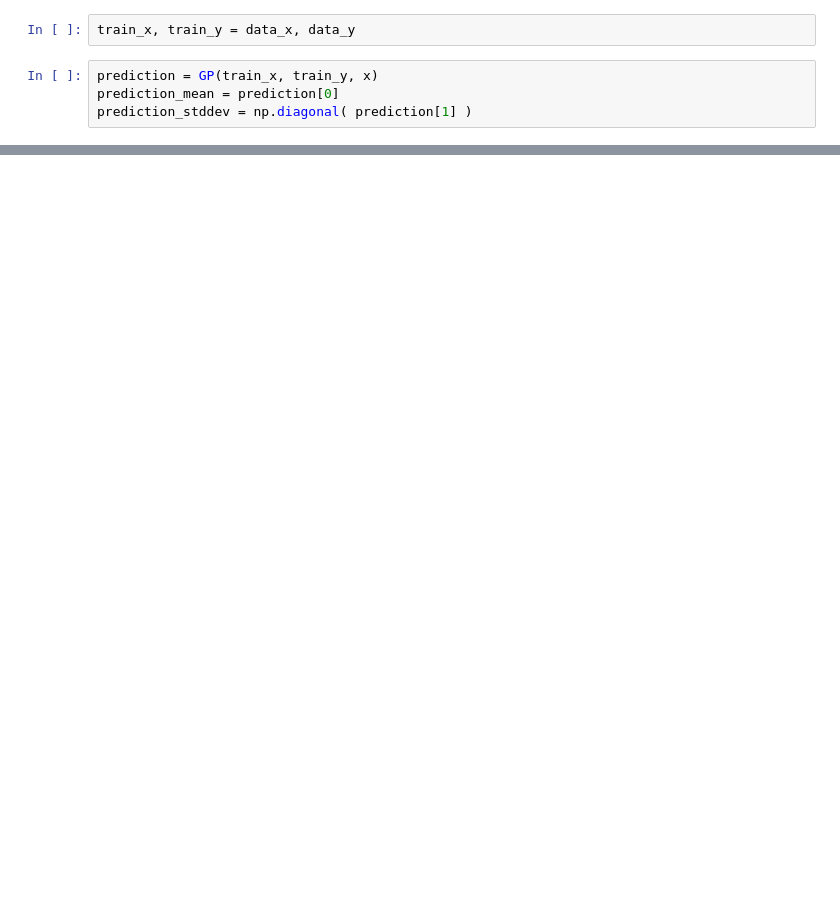
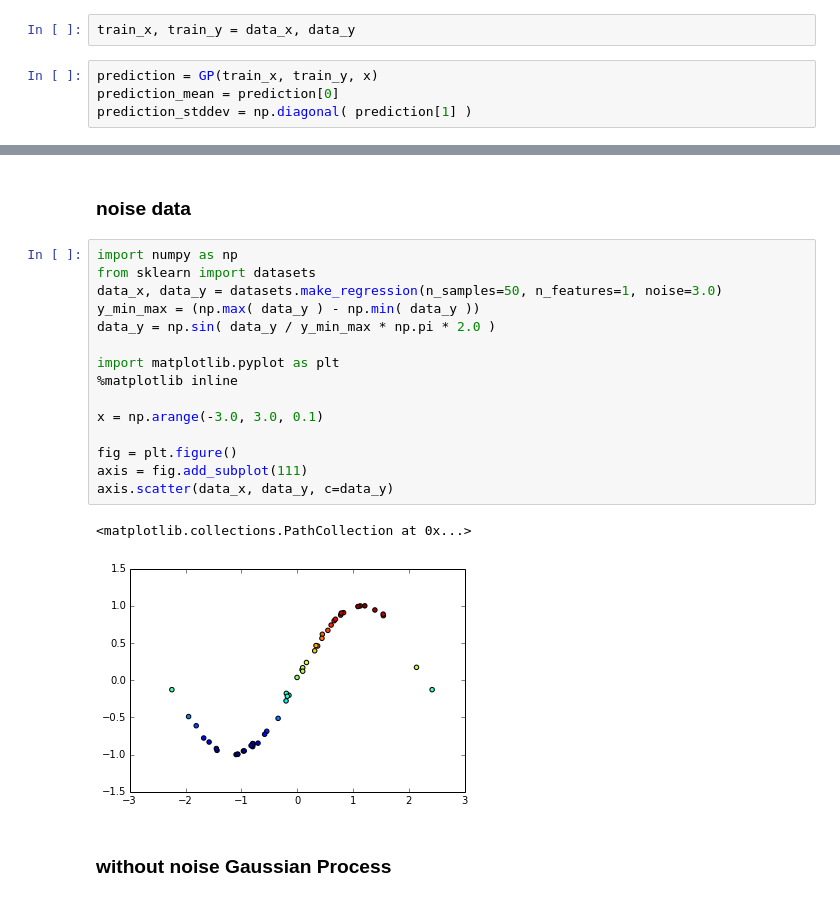
Before and after one commit to arupa-sadhak/machinelearning, a Jupyter notebook: ipython/Gaussian Process.ipynb, the cells around one changed output, grey strips where cells are left out. Cells and saved outputs as stored; diff of their text form; blank space fills up the shorter version.

```diff
--- a/ipython/Gaussian Process.ipynb
+++ b/ipython/Gaussian Process.ipynb
@@ -92,0 +141,22 @@ axis.scatter(train_x, train_y)
+# %% [markdown]
+### noise data
+# %%
+import numpy as np
+from sklearn import datasets
+data_x, data_y = datasets.make_regression(n_samples=50, n_features=1, noise=3.0)
+y_min_max = (np.max( data_y ) - np.min( data_y ))
+data_y = np.sin( data_y / y_min_max * np.pi * 2.0 )
+
+import matplotlib.pyplot as plt
+%matplotlib inline
+
+x = np.arange(-3.0, 3.0, 0.1)
+
+fig = plt.figure()
+axis = fig.add_subplot(111)
+axis.scatter(data_x, data_y, c=data_y)
+# %% [output]
+<matplotlib.collections.PathCollection at 0x...>
+[figure, added]
+# %% [markdown]
+### without noise Gaussian Process
```
Also changed, not shown: parts of 12 cells of this notebook.
